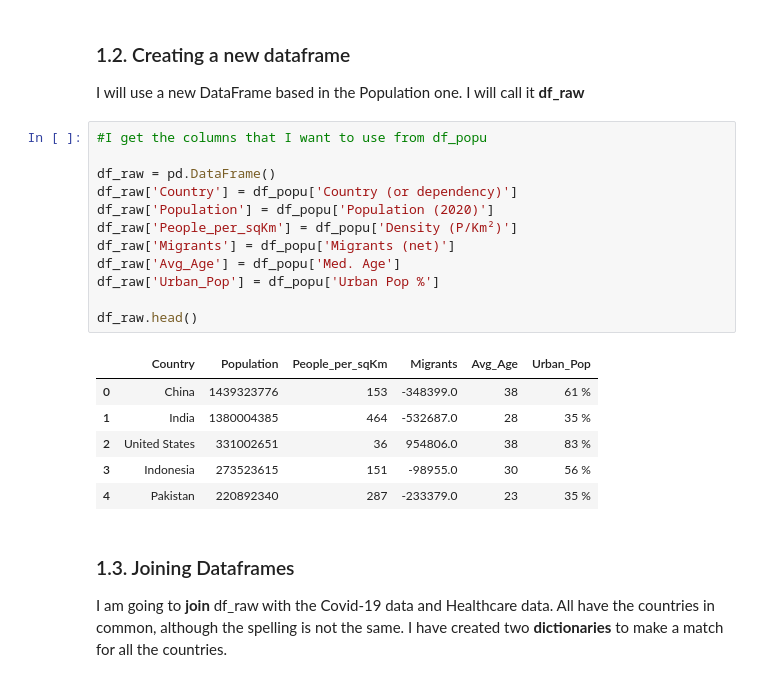
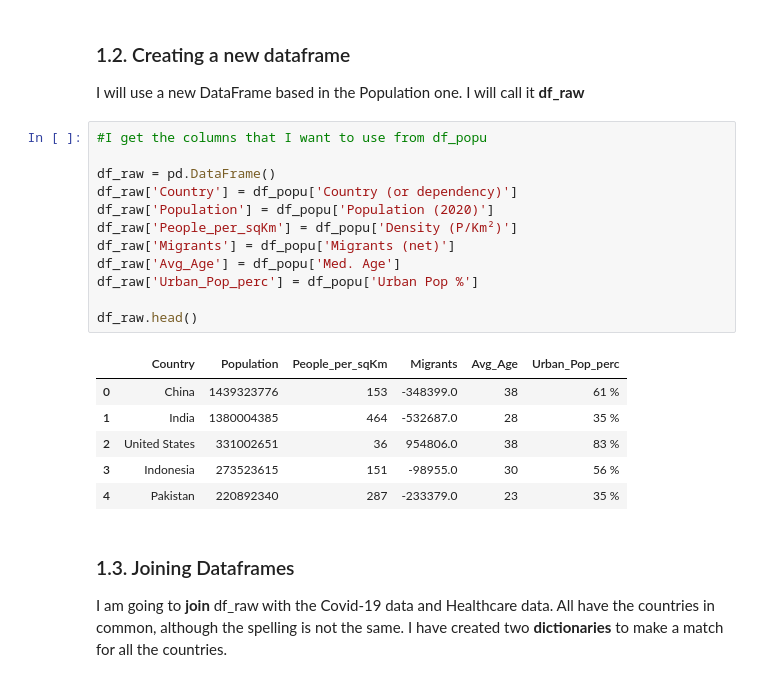
Before and after one commit to cesarvila/population, a Jupyter notebook: covid.ipynb, the cells around one changed output. Saved outputs shown, nothing was run; the diff lists cells and outputs as text.

```diff
--- a/covid.ipynb
+++ b/covid.ipynb
@@ -81,17 +86,17 @@ I will use a new DataFrame based in the Population one. I will call it **df_raw*
 # %%
 #I get the columns that I want to use from df_popu
 
 df_raw = pd.DataFrame()
 df_raw['Country'] = df_popu['Country (or dependency)']
 df_raw['Population'] = df_popu['Population (2020)']
 df_raw['People_per_sqKm'] = df_popu['Density (P/Km²)']
 df_raw['Migrants'] = df_popu['Migrants (net)']
 df_raw['Avg_Age'] = df_popu['Med. Age']
-df_raw['Urban_Pop'] = df_popu['Urban Pop %']
+df_raw['Urban_Pop_perc'] = df_popu['Urban Pop %']
 
 df_raw.head()
 # %% [output]
-|  | Country | Population | People_per_sqKm | Migrants | Avg_Age | Urban_Pop |
+|  | Country | Population | People_per_sqKm | Migrants | Avg_Age | Urban_Pop_perc |
 | 0 | China | 1439323776 | 153 | -348399.0 | 38 | 61 % |
 | 1 | India | 1380004385 | 464 | -532687.0 | 28 | 35 % |
 | 2 | United States | 331002651 | 36 | 954806.0 | 38 | 83 % |
```
Also changed, not shown: parts of 72 cells of this notebook, 2 other files.
